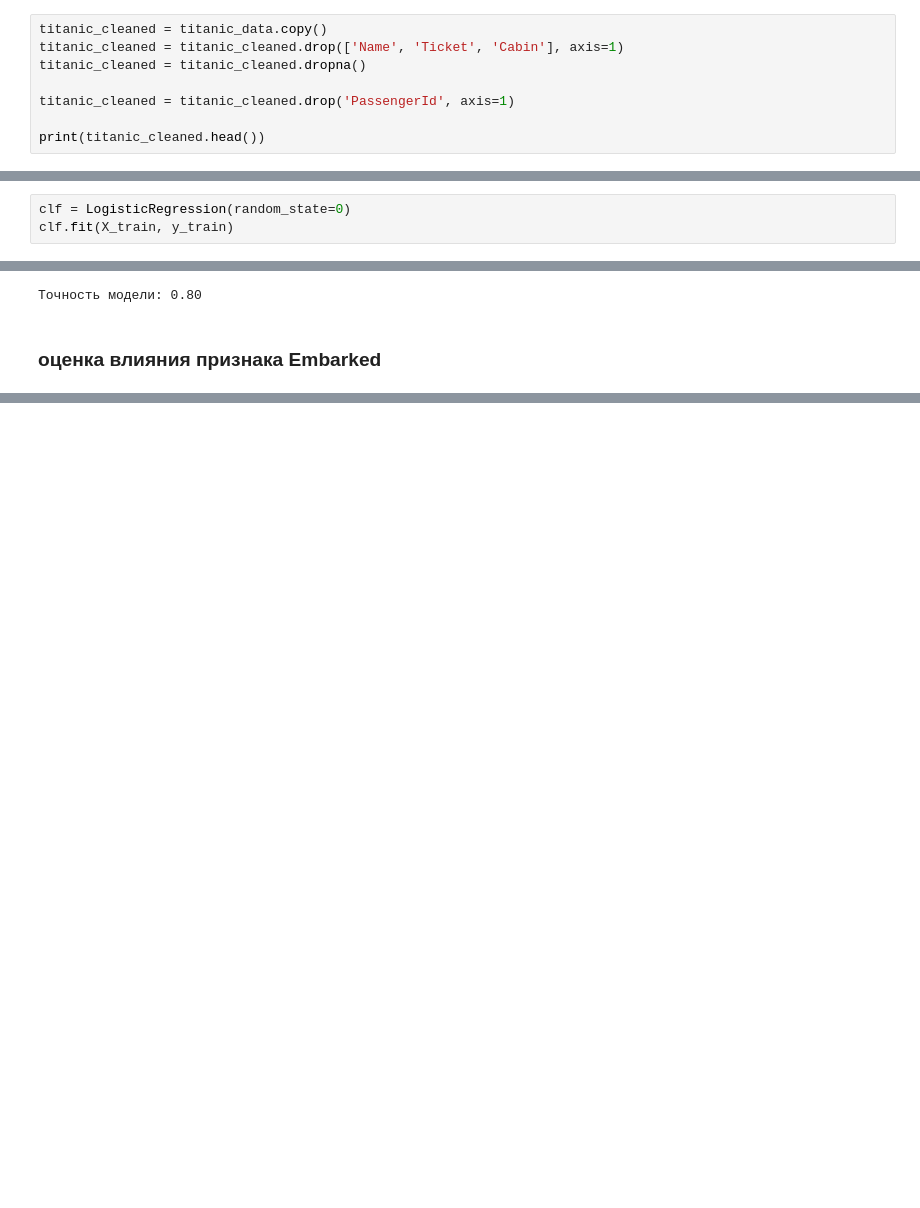
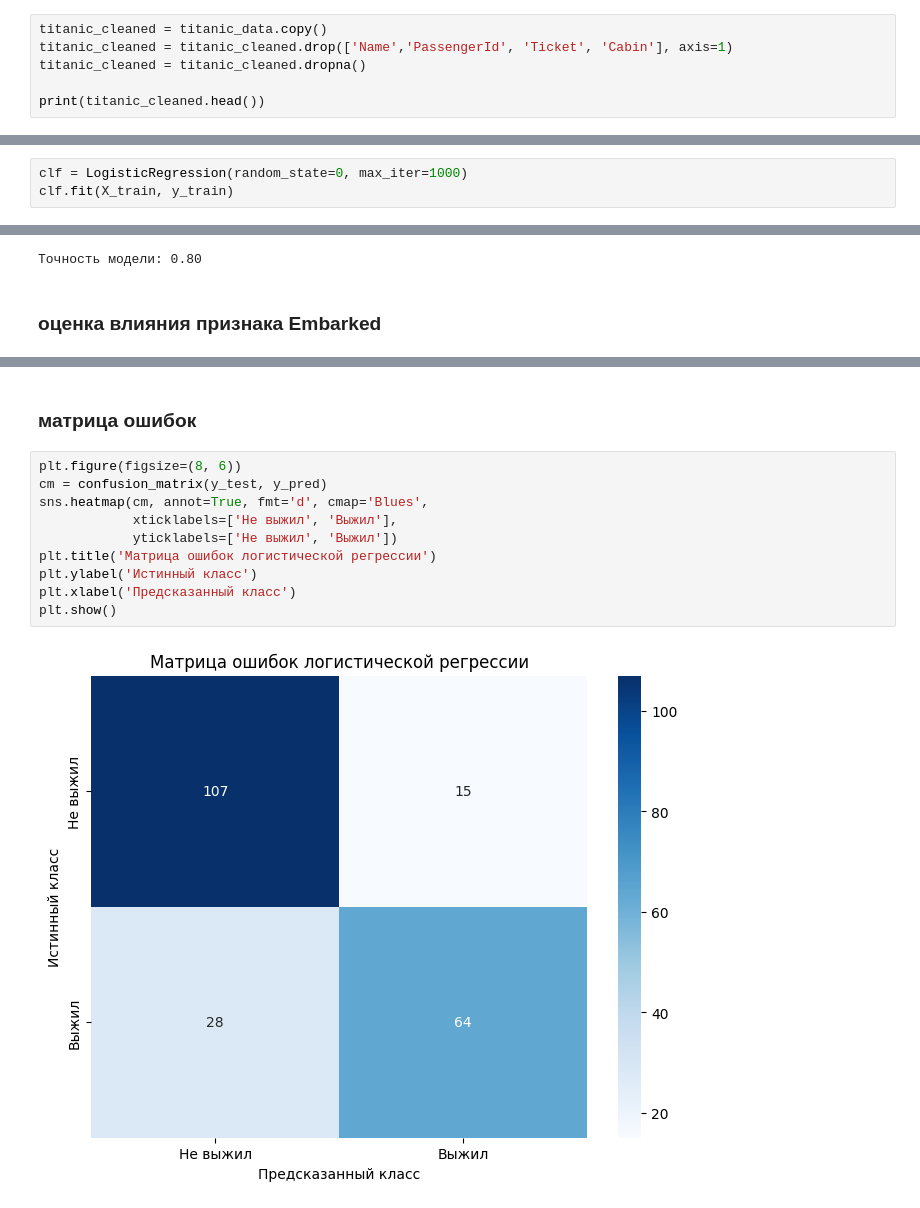
Before and after one commit to frodorm/ML_labs, a Jupyter notebook: lab2/lab3_2.ipynb, the cells around one changed output, grey strips where cells are left out. Cells and saved outputs as stored; diff of their text form; blank space fills up the shorter version.

```diff
--- a/lab2/lab3_2.ipynb
+++ b/lab2/lab3_2.ipynb
@@ -15,11 +15,9 @@ titanic_data = pd.read_csv('Titanic.csv')
 ### Удаленние данных
 # %%
 titanic_cleaned = titanic_data.copy()
-titanic_cleaned = titanic_cleaned.drop(['Name', 'Ticket', 'Cabin'], axis=1)
+titanic_cleaned = titanic_cleaned.drop(['Name','PassengerId', 'Ticket', 'Cabin'], axis=1)
 titanic_cleaned = titanic_cleaned.dropna()
 
-titanic_cleaned = titanic_cleaned.drop('PassengerId', axis=1)
-
 print(titanic_cleaned.head())
 # %% [output]
    Survived  Pclass     Sex   Age  SibSp  Parch     Fare Embarked
@@ -70,6 +67,6 @@ X_train, X_test, y_train, y_test = train_test_split(X, y, test_size=0.3, random_
 # %% [markdown]
 ### решение задачи классификации
 # %%
-clf = LogisticRegression(random_state=0)
+clf = LogisticRegression(random_state=0, max_iter=1000)
 clf.fit(X_train, y_train)
 # %% [output]
@@ -98,0 +123,14 @@ print(f"Изменение точности: {accuracy - accuracy_no_emb:.2f}")
+# %% [markdown]
+### матрица ошибок
+# %%
+plt.figure(figsize=(8, 6))
+cm = confusion_matrix(y_test, y_pred)
+sns.heatmap(cm, annot=True, fmt='d', cmap='Blues',
+            xticklabels=['Не выжил', 'Выжил'],
+            yticklabels=['Не выжил', 'Выжил'])
+plt.title('Матрица ошибок логистической регрессии')
+plt.ylabel('Истинный класс')
+plt.xlabel('Предсказанный класс')
+plt.show()
+# %% [output]
+[figure, added]
```
Also changed, not shown: parts of 23 cells of this notebook.
